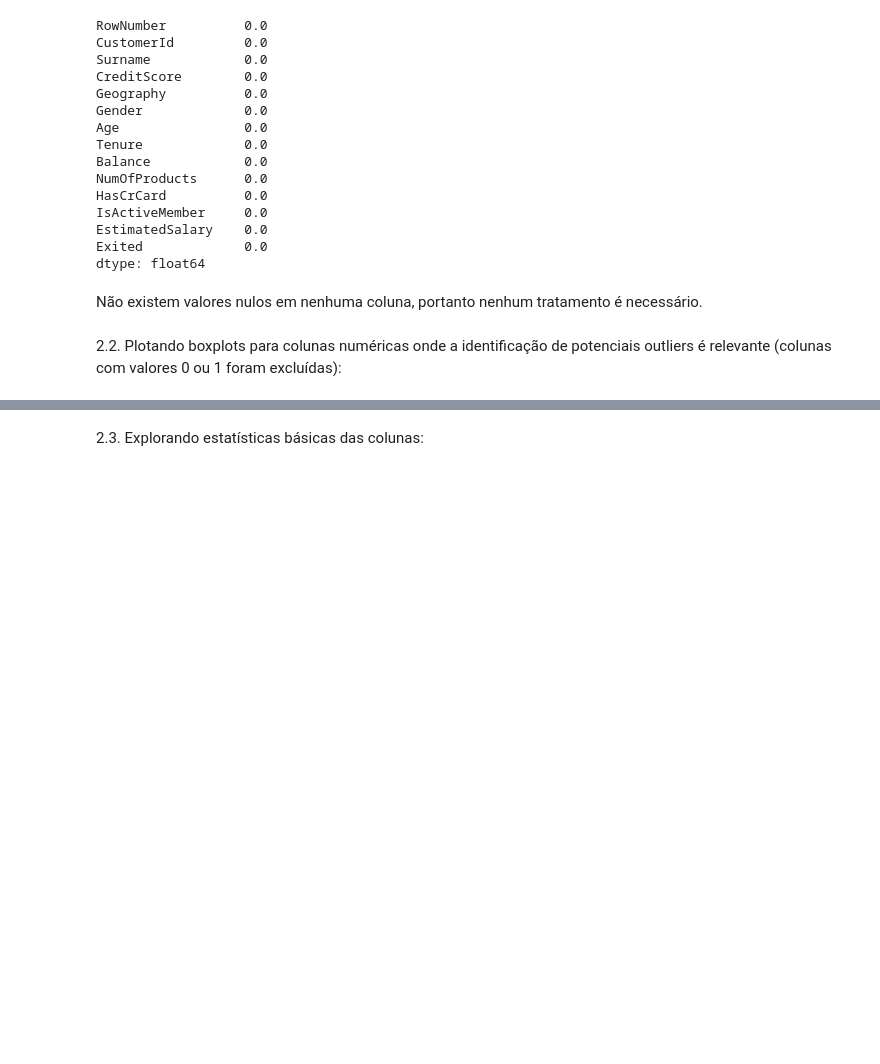
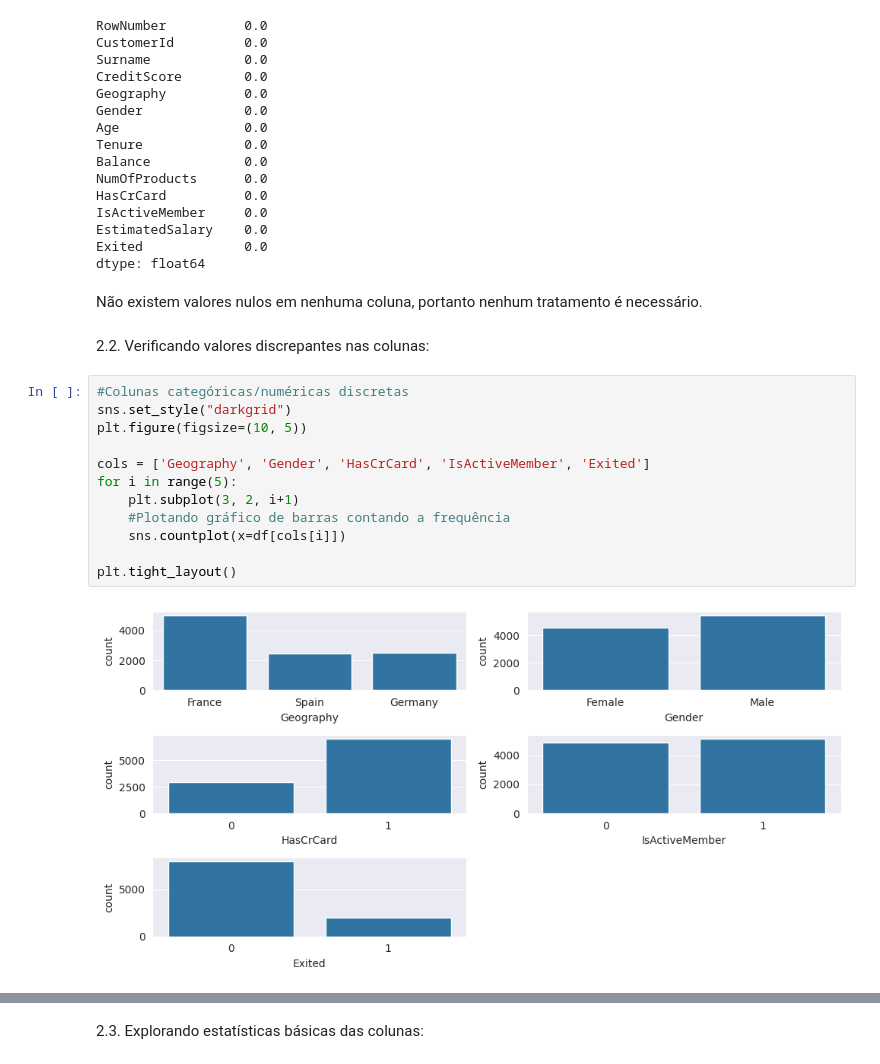
Before and after one commit to mlbvncs/Churn_Modelling_Data_Analysis, a Jupyter notebook: notebooks/pt_br/analysis.ipynb, the cells around one changed output, grey strips where cells are left out. Saved outputs shown, nothing was run; the diff lists cells and outputs as text; blank space fills up the shorter version.

```diff
--- a/notebooks/pt_br/analysis.ipynb
+++ b/notebooks/pt_br/analysis.ipynb
@@ -63,5 +63,19 @@ dtype: float64
 # %% [markdown]
 Não existem valores nulos em nenhuma coluna, portanto nenhum tratamento é necessário.
 # %% [markdown]
-2.2. Plotando boxplots para colunas numéricas onde a identificação de potenciais outliers é relevante (colunas com valores 0 ou 1 foram excluídas):
+2.2. Verificando valores discrepantes nas colunas:
+# %%
+#Colunas categóricas/numéricas discretas
+sns.set_style("darkgrid")
+plt.figure(figsize=(10, 5))
+
+cols = ['Geography', 'Gender', 'HasCrCard', 'IsActiveMember', 'Exited']
+for i in range(5):
+    plt.subplot(3, 2, i+1)
+    #Plotando gráfico de barras contando a frequência
+    sns.countplot(x=df[cols[i]])
+
+plt.tight_layout()
+# %% [output]
+[figure, added]
 # %%
```
Also changed, not shown: parts of 3 cells of this notebook, 1 other file.
